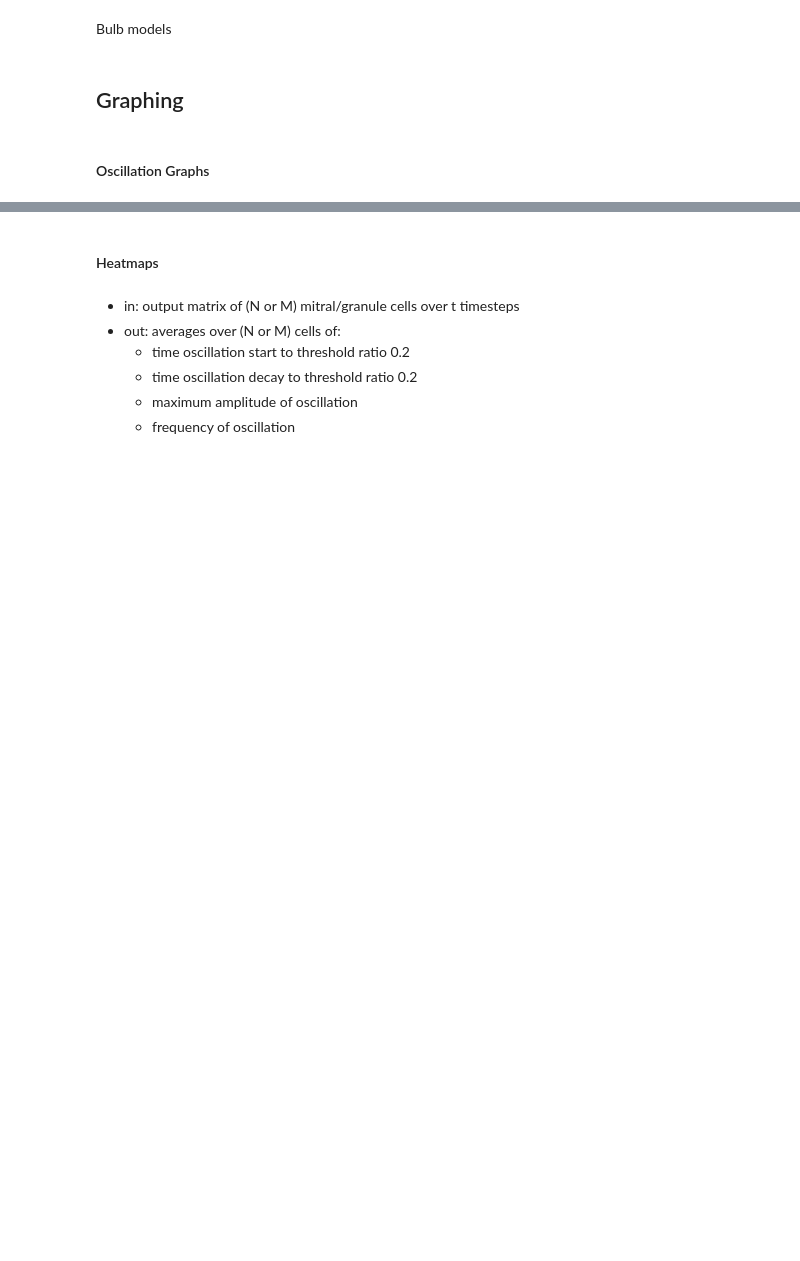
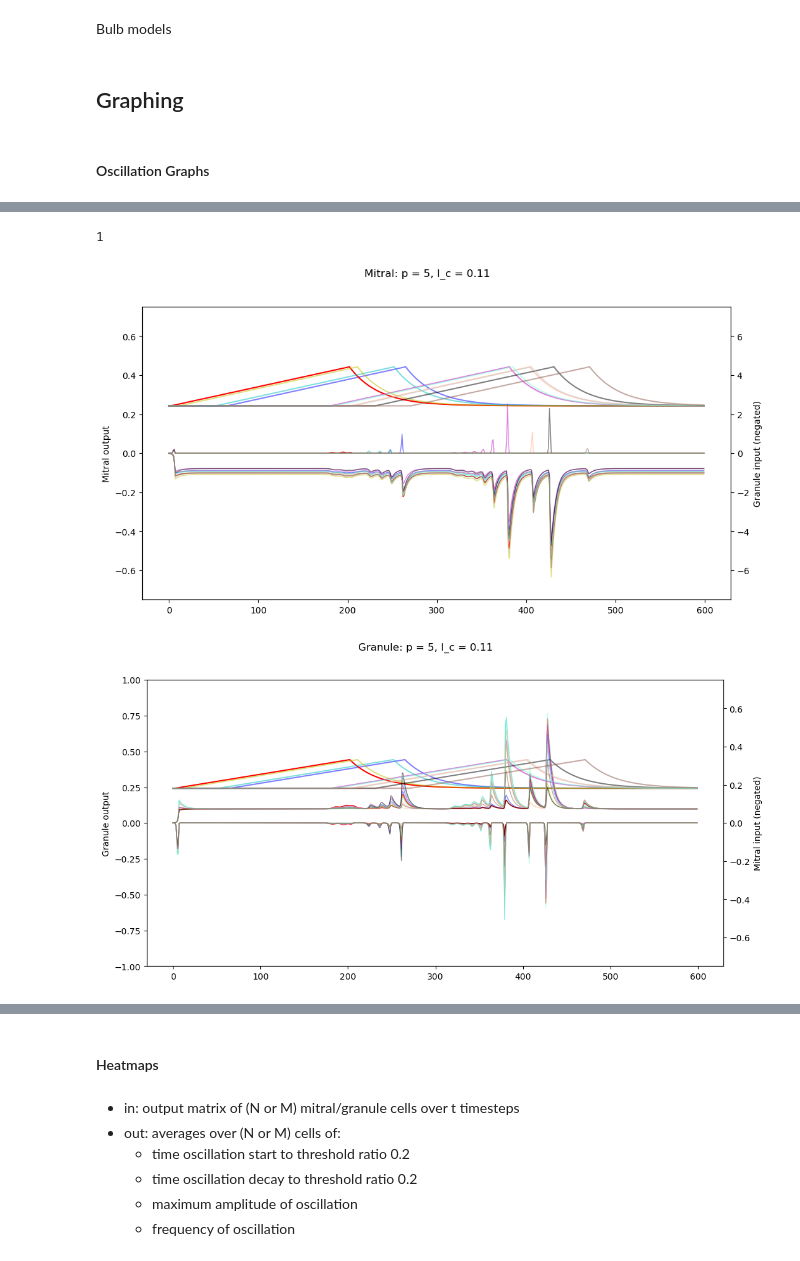
Before and after one commit to jhsieh731/23_research, a Jupyter notebook: 1989_Li.ipynb, the cells around one changed output, grey strips where cells are left out. Cells and saved outputs as stored; diff of their text form; code cells hidden in the pictures; blank space fills up the shorter version.

```diff
--- a/1989_Li.ipynb
+++ b/1989_Li.ipynb
@@ -190 +194,51 @@ fig2.savefig('G_output_delayo.png')
+# %%
+colors = ['b', 'g', 'lightsalmon', 'c', 'm', 'y', 'k', '0.8', 'aquamarine', 'tab:brown']
+
+p = 5
+ic = 0.11
+lim_1, lim_11 = 0.75, 7.5
+lim_2, lim_21 = 1, 0.75
+M_plot, G_plot = generate_xy(p, ic)
+G_input = -np.transpose((H_0@G_plot.T))
+M_input = -np.transpose((W_0@M_plot.T))
+
+fig1, ax1 = plt.subplots(figsize=(12, 6))
+ax11 = ax1.twinx()
+ax1.set_ylim([-lim_1, lim_1])
+ax1.set_ylabel('Mitral output')
+ax11.set_ylabel('Granule input (negated)')
+ax11.set_ylim([-lim_11, lim_11])
+print(min_i)
+
+fig2, ax2 = plt.subplots(figsize=(12, 6))
+ax21 = ax2.twinx()
+ax2.set_ylim([-lim_2, lim_2])
+ax2.set_ylabel('Granule output')
+ax21.set_ylim([-lim_21, lim_21])
+ax21.set_ylabel('Mitral input (negated)')
+
+for i in range(10):
+    if i == min_i:
+        a = 1
+        graph_color = 'r'
+    else:
+        a = 0.5
+        graph_color = colors[i]
+    ax1.plot(M_plot[:, i], graph_color, alpha=a, linewidth=1)
+    ax1.plot(I[:, i], graph_color, alpha=a)
+    ax11.plot(G_input[:, i], graph_color, linewidth=1, alpha=a)
+
+    ax2.plot(G_plot[:, i], graph_color, alpha=a, linewidth=1)
+    ax2.plot(I[:, i], graph_color, alpha=a)
+    ax21.plot(M_input[:, i], graph_color, linewidth=1, alpha=a)
+fig1.suptitle(f'Mitral: p = {p}, I_c = {ic}')
+fig2.suptitle(f'Granule: p = {p}, I_c = {ic}')
+fig1.savefig(f'figures/output_subplots/M_plot{p}-{ic}.png')
+fig2.savefig(f'figures/output_subplots/G_plot{p}-{ic}.png')
+fig1.show()
+fig2.show()
+# %% [output]
+1
+[figure, added]
+[figure, added]
 # %%
```
Also changed, not shown: parts of 3 cells of this notebook, 22 other files.
